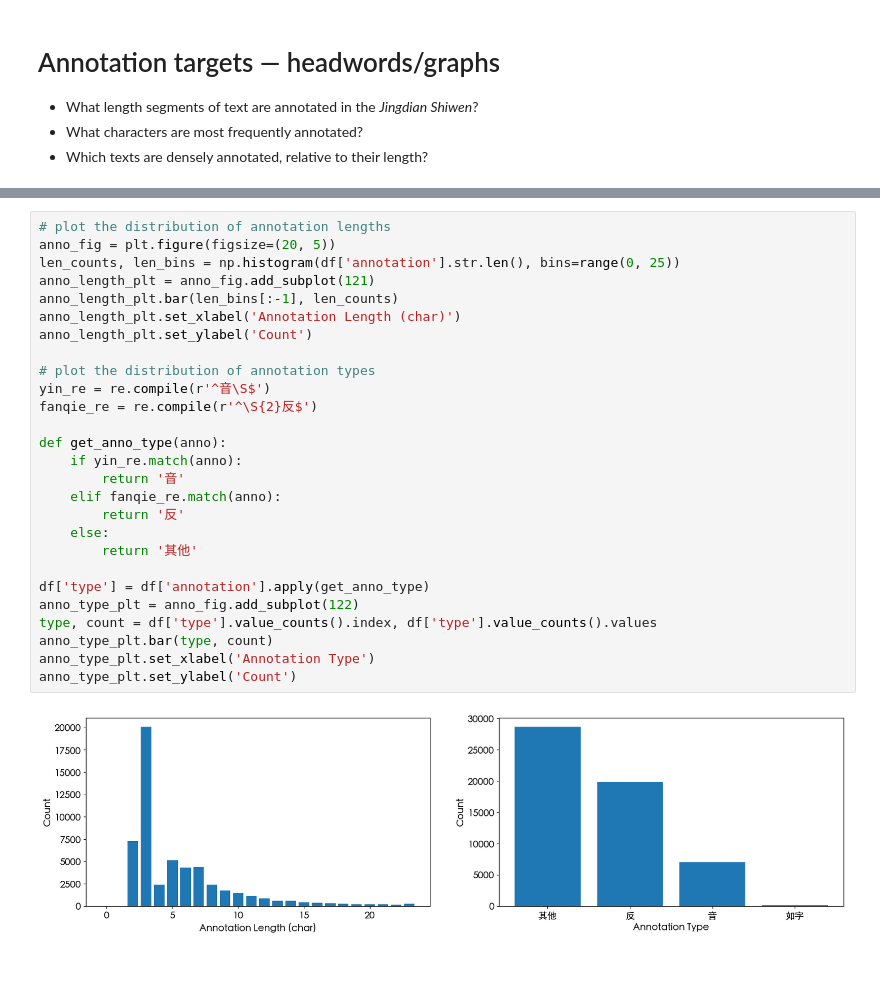
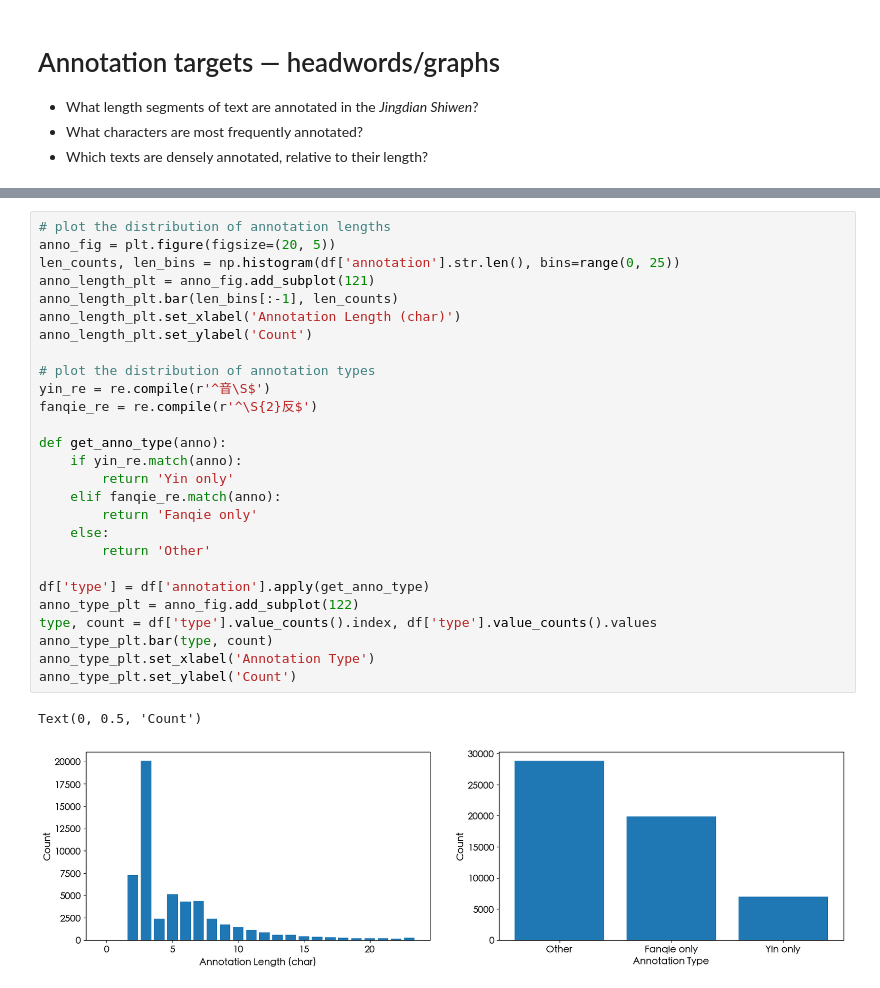
Before and after one commit to direct-phonology/jdsw, a Jupyter notebook: notebooks/annotations.ipynb, the cells around one changed output, grey strips where cells are left out. Saved outputs shown, nothing was run; the diff lists cells and outputs as text.

```diff
--- a/notebooks/annotations.ipynb
+++ b/notebooks/annotations.ipynb
@@ -54,32 +60,33 @@ print('Average characters per annotation: {}'.format(1 / density_fn[0]))
 # %%
 # plot the distribution of annotation lengths
 anno_fig = plt.figure(figsize=(20, 5))
 len_counts, len_bins = np.histogram(df['annotation'].str.len(), bins=range(0, 25))
 anno_length_plt = anno_fig.add_subplot(121)
 anno_length_plt.bar(len_bins[:-1], len_counts)
 anno_length_plt.set_xlabel('Annotation Length (char)')
 anno_length_plt.set_ylabel('Count')
 
 # plot the distribution of annotation types
 yin_re = re.compile(r'^音\S$')
 fanqie_re = re.compile(r'^\S{2}反$')
 
 def get_anno_type(anno):
     if yin_re.match(anno):
-        return '音'
+        return 'Yin only'
     elif fanqie_re.match(anno):
-        return '反'
+        return 'Fanqie only'
     else:
-        return '其他'
+        return 'Other'
 
 df['type'] = df['annotation'].apply(get_anno_type)
 anno_type_plt = anno_fig.add_subplot(122)
 type, count = df['type'].value_counts().index, df['type'].value_counts().values
 anno_type_plt.bar(type, count)
 anno_type_plt.set_xlabel('Annotation Type')
 anno_type_plt.set_ylabel('Count')
 # %% [output]
+Text(0, 0.5, 'Count')
-[figure, old version]
+[figure, new version]
 # %%
 # remove "simple" annotation types, then re-plot the length distribution
 complex = df[df['type'] == '其他']
```
Also changed, not shown: parts of 6 cells of this notebook, 1 other file.
